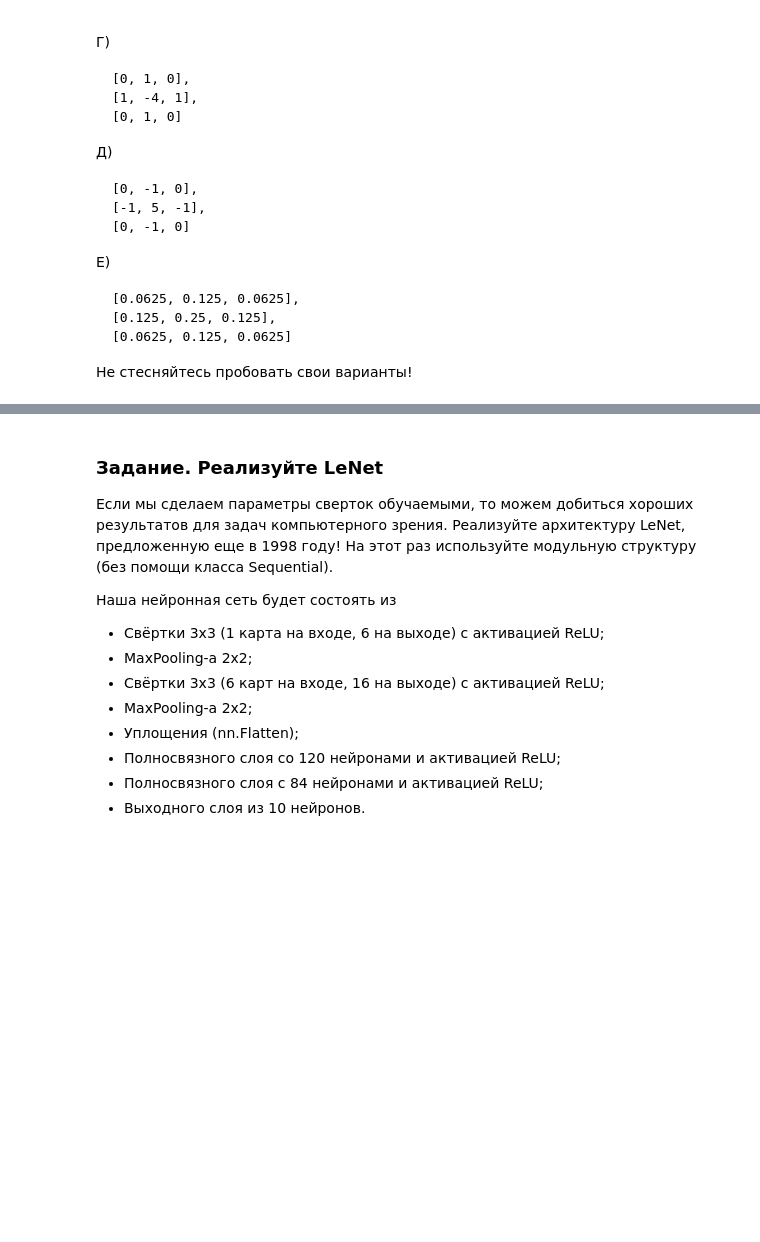
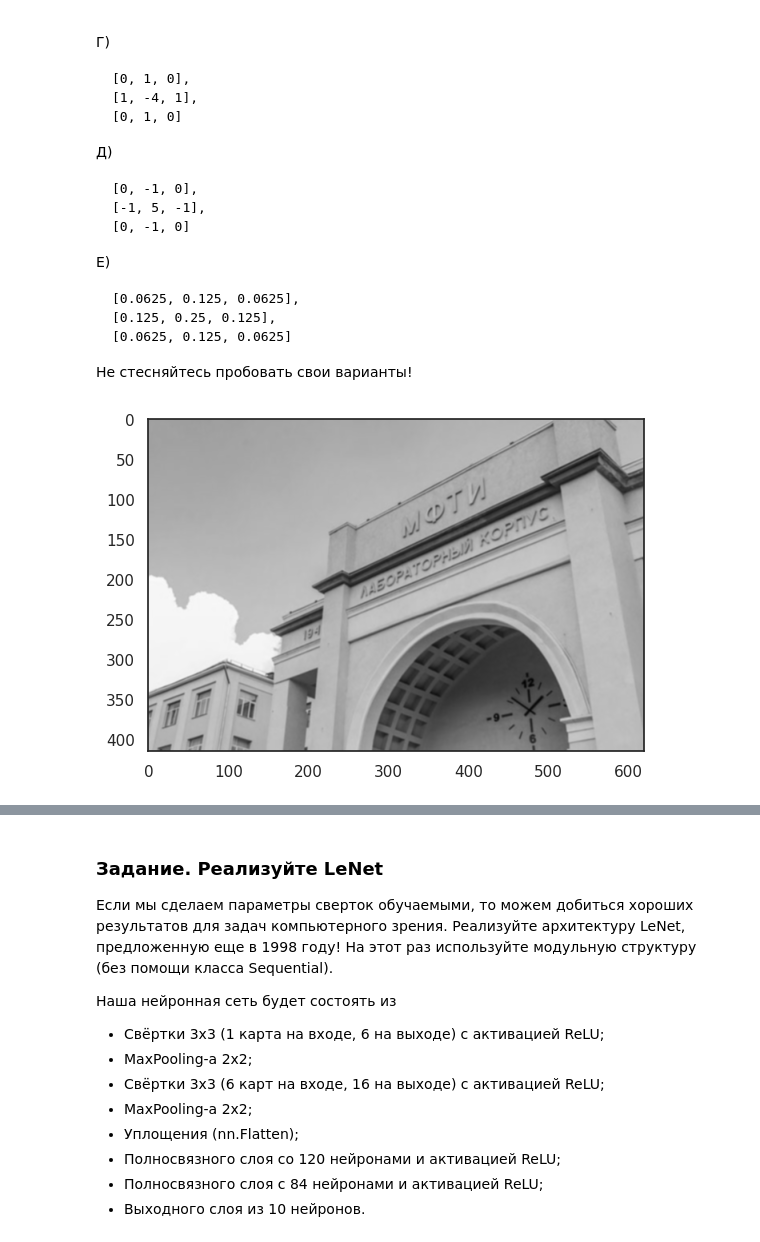
Before and after one commit to darksidius45/Ml_learning, a Jupyter notebook: week_05_convolutional_nets/Homework/hw_4_conv_cnn.ipynb, the cells around one changed output, grey strips where cells are left out. Cells and saved outputs as stored; diff of their text form; code cells hidden in the pictures; blank space fills up the shorter version.

```diff
--- a/week_05_convolutional_nets/Homework/hw_4_conv_cnn.ipynb
+++ b/week_05_convolutional_nets/Homework/hw_4_conv_cnn.ipynb
@@ -501,12 +679,18 @@ conv_6 = np.array([[0.0625, 0.125, 0.0625], [0.125, 0.25, 0.125], [0.0625, 0.125
 # %%
 img_t = torch.from_numpy(RGB_img).type(torch.float32).unsqueeze(0)
 kernel = torch.tensor(conv_6).reshape(1, 1, 3, 3).type(torch.float32)
 
 kernel = kernel.repeat(3, 3, 1, 1)
 img_t = img_t.permute(0, 3, 1, 2)  # [BS, H, W, C] -> [BS, C, H, W]
 img_t = nn.ReflectionPad2d(1)(img_t)  # Pad Image for same output size
 
 result = F.conv2d(img_t, kernel)[0]  #
+result_np = result.permute(1, 2, 0).numpy() / 256 / 3
+
+plt.imshow(result_np)
+plt.show()
+# %% [output]
+[figure, added]
 # %%
 img_t = torch.from_numpy(RGB_img).type(torch.float32).unsqueeze(0)
 kernel = torch.tensor([
```
Also changed, not shown: parts of 37 cells of this notebook.
